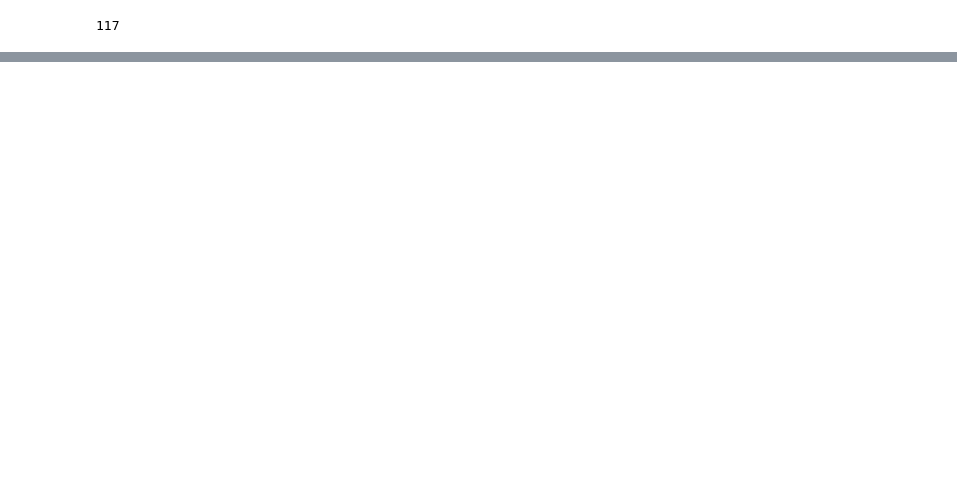
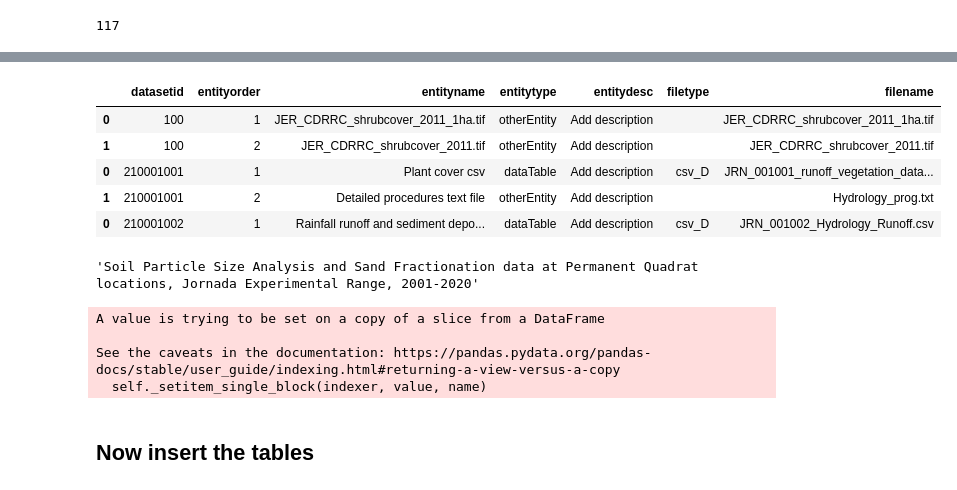
Before and after one commit to jornada-im/jrn-db-utils, a Jupyter notebook: jupyter/datasets_edi2mb.ipynb, the cells around one changed output, grey strips where cells are left out. Saved outputs shown, nothing was run; the diff lists cells and outputs as text; code cells hidden in the pictures; blank space fills up the shorter version.

```diff
--- a/jupyter/datasets_edi2mb.ipynb
+++ b/jupyter/datasets_edi2mb.ipynb
@@ -82,0 +96,9 @@ conninfo = {
+# %%
+importlib.reload(edi2)
+for i, ind in enumerate(ds_in.index):
+    ents = edi2.entity_table('knb-lter-jrn', ds_in.loc[ind,'datasetid'],
+                             ds_in.loc[ind,'revision'])
+    if i<1:
+        ent_out = ents
+    else:
+        ent_out = pd.concat([ent_out, ents])
@@ -83,2 +139,34 @@ conninfo = {
+# %%
+ent_out['entitydesc'] = 'Add description'
+ent_in = ent_out.loc[:, ['datasetid','entityorder','entityname','entitytype',
+                         'entitydesc','filetype','filename']]
+ent_in.head()
+# %% [output]
+|  | datasetid | entityorder | entityname | entitytype | entitydesc | filetype | filename |
+| 0 | 100 | 1 | JER_CDRRC_shrubcover_2011_1ha.tif | otherEntity | Add description |  | JER_CDRRC_shrubcover_2011_1ha.tif |
+| 1 | 100 | 2 | JER_CDRRC_shrubcover_2011.tif | otherEntity | Add description |  | JER_CDRRC_shrubcover_2011.tif |
+| 0 | 210001001 | 1 | Plant cover csv | dataTable | Add description | csv_D | JRN_001001_runoff_vegetation_data... |
+| 1 | 210001001 | 2 | Detailed procedures text file | otherEntity | Add description |  | Hydrology_prog.txt |
+| 0 | 210001002 | 1 | Rainfall runoff and sediment depo... | dataTable | Add description | csv_D | JRN_001002_Hydrology_Runoff.csv |
+# %%
+ent_in.entityname.iloc[164]
+# %% [output]
+'Soil Particle Size Analysis and Sand Fractionation data at Permanent Quadrat locations, Jornada Experimental Range, 2001-2020'
+# %%
+# Some too-long names
+ent_in.entityname.iloc[114] = 'Rodent capture data across grass-shrub ecotones at 3 sites, 2004-ongoing'
+ent_in.entityname.iloc[115] = 'Rodent abundance and biomass data across grass-shrub ecotones at 3 sites, 2004-ongoing'
+ent_in.entityname.iloc[119] = 'Plant phenology observations at 15 net primary production (NPP) study sites, 1992-ongoing'
+ent_in.entityname.iloc[150] = 'Aboveground Net Primary Production (g/m2) by plant functional group under precip treatments'
+ent_in.entityname.iloc[160] = 'Basal Cover of Perennial Grasses and Canopy Cover of Shrubs at JER Permanent Quadrats, 1915-ongoing'
+ent_in.entityname.iloc[162] = 'Plant Density of Perennial Forbs and Subshrubs at JER Permanent Quadrats, 1915-ongoing'
+ent_in.entityname.iloc[164] = 'Soil Particle Size Analysis and Sand Fractionation data at JER Permanent Quadrats, 2001-2020'
+# %% [output]
+A value is trying to be set on a copy of a slice from a DataFrame
+
+See the caveats in the documentation: https://pandas.pydata.org/pandas-docs/stable/user_guide/indexing.html#returning-a-view-versus-a-copy
+  self._setitem_single_block(indexer, value, name)
+# %% [markdown]
+## Now insert the tables
 # %%
 # Establish database connection
```
Also changed, not shown: parts of 24 cells of this notebook, 3 other files.
